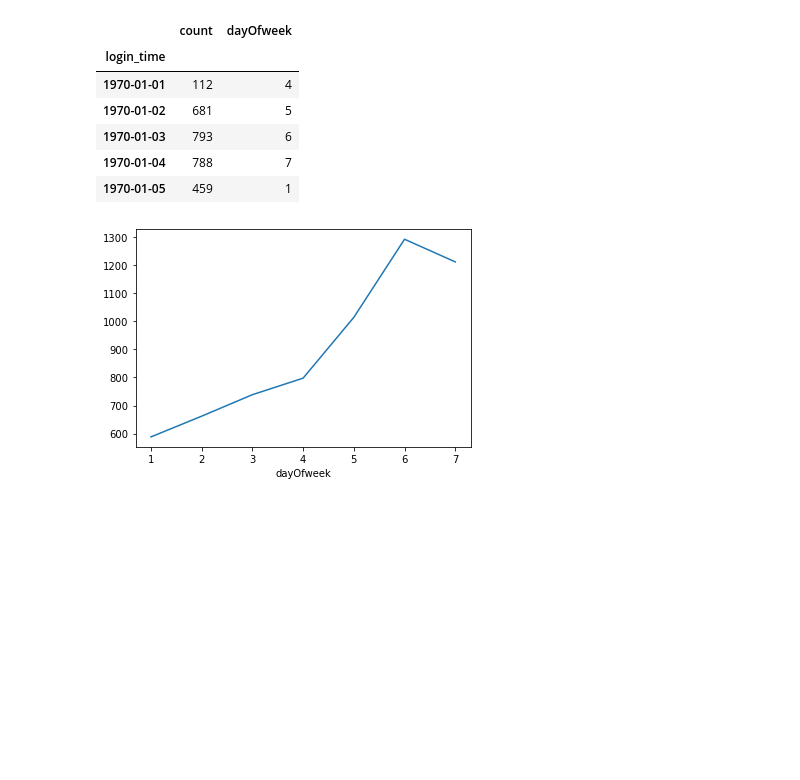
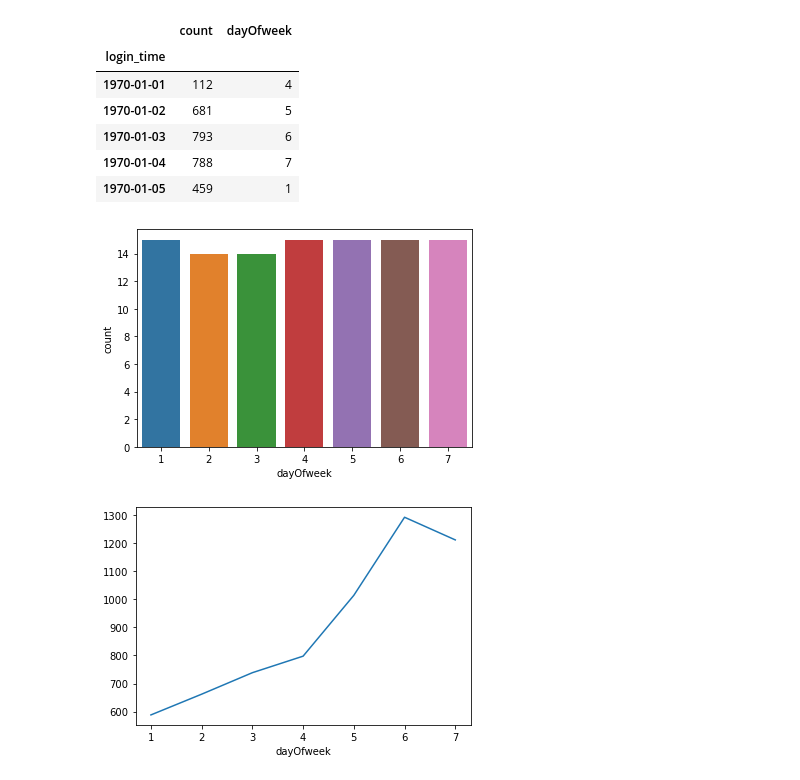
Before and after one commit to yoyo6022/Springboard-hands-on-project, a Jupyter notebook: ultimate_challenge/Ultimate_Challenge.ipynb, the cells around one changed output. Cells and saved outputs as stored; diff of their text form; code cells hidden in the pictures; blank space fills up the shorter version.

```diff
--- a/ultimate_challenge/Ultimate_Challenge.ipynb
+++ b/ultimate_challenge/Ultimate_Challenge.ipynb
@@ -146,6 +153,11 @@ df1_D.head()
 | 1970-01-03 | 793 | 6 |
 | 1970-01-04 | 788 | 7 |
 | 1970-01-05 | 459 | 1 |
+# %%
+sns.countplot(df1_D['dayOfweek'])
+plt.show()
+# %% [output]
+[figure, added]
 # %%
 df1_D.groupby('dayOfweek')['count'].mean().plot()
 plt.show()
```
Also changed, not shown: parts of 6 cells of this notebook.
